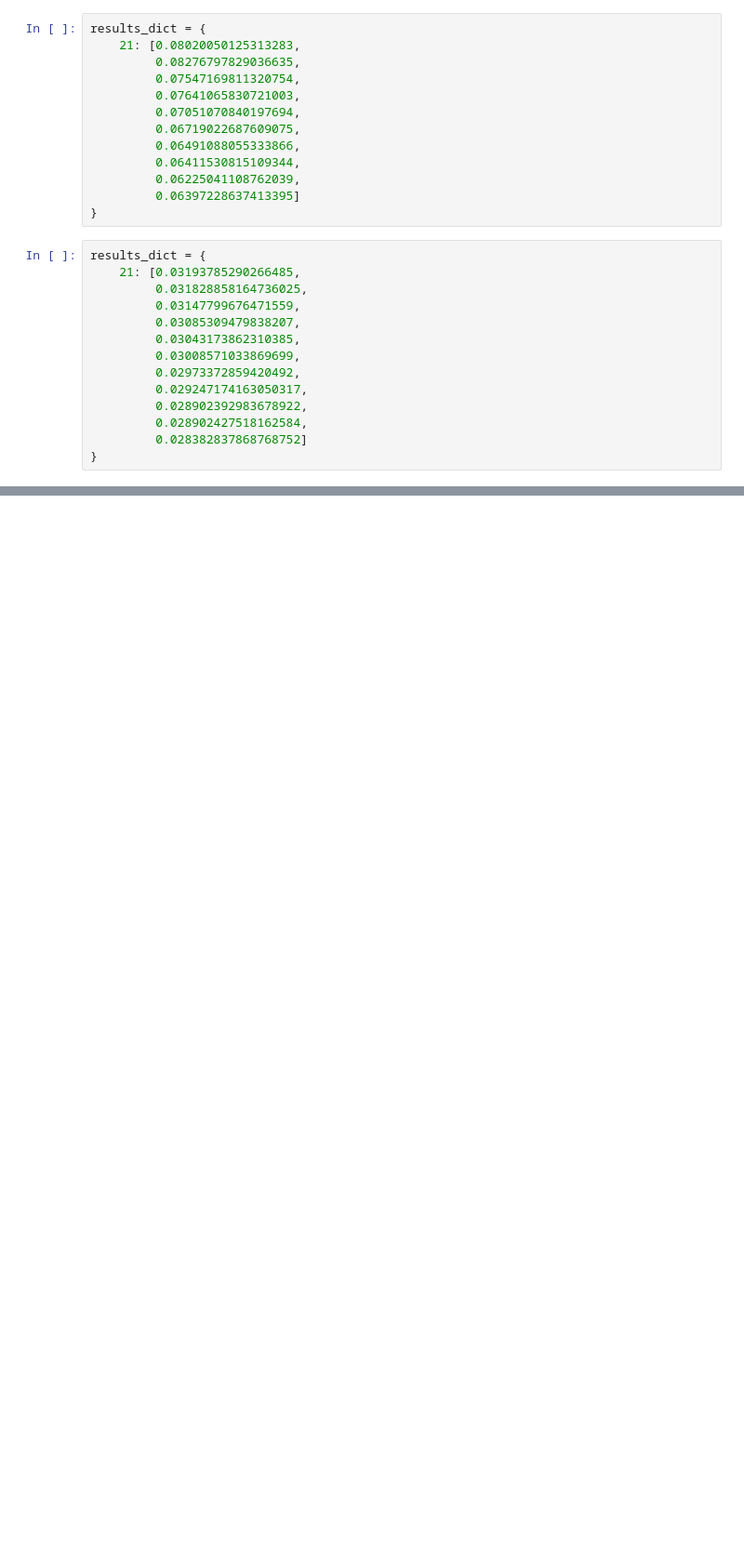
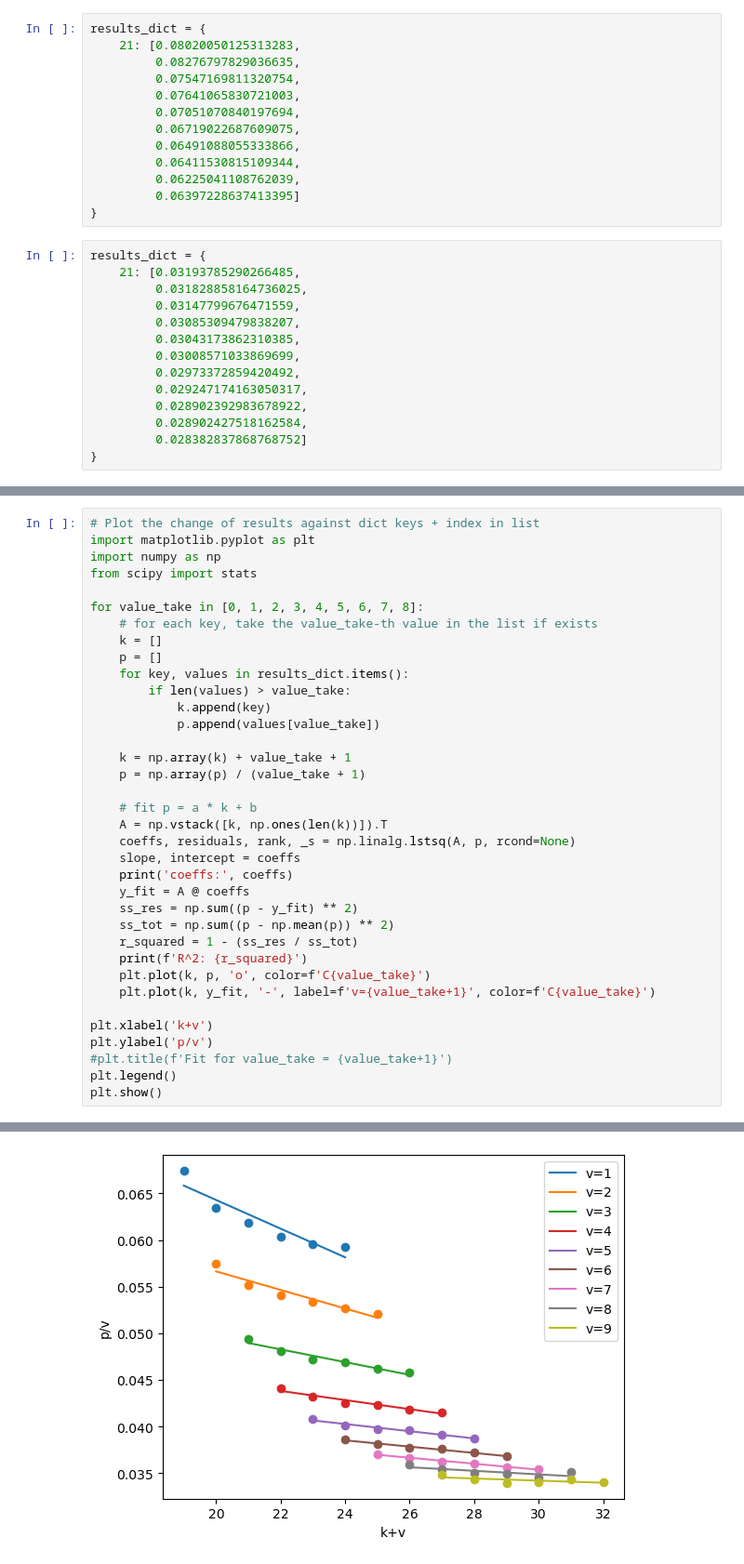
Before and after one commit to GZHoffie/skiver-test, a Jupyter notebook: experiments/parameter_dependence/plot_results.ipynb, the cells around one changed output, grey strips where cells are left out. Shown at 93% size. Saved outputs shown, nothing was run; the diff lists cells and outputs as text; blank space fills up the shorter version.

```diff
--- a/experiments/parameter_dependence/plot_results.ipynb
+++ b/experiments/parameter_dependence/plot_results.ipynb
@@ -172,0 +313,37 @@ key 21 R^2: 0.999146
+# %%
+# Plot the change of results against dict keys + index in list
+import matplotlib.pyplot as plt
+import numpy as np
+from scipy import stats
+
+for value_take in [0, 1, 2, 3, 4, 5, 6, 7, 8]:
+    # for each key, take the value_take-th value in the list if exists
+    k = []
+    p = []
+    for key, values in results_dict.items():
+        if len(values) > value_take:
+            k.append(key)
+            p.append(values[value_take])
+
+    k = np.array(k) + value_take + 1
+    p = np.array(p) / (value_take + 1)
+
+    # fit p = a * k + b
+    A = np.vstack([k, np.ones(len(k))]).T
+    coeffs, residuals, rank, _s = np.linalg.lstsq(A, p, rcond=None)
+    slope, intercept = coeffs
+    print('coeffs:', coeffs)
+    y_fit = A @ coeffs
+    ss_res = np.sum((p - y_fit) ** 2)
+    ss_tot = np.sum((p - np.mean(p)) ** 2)
+    r_squared = 1 - (ss_res / ss_tot)
+    print(f'R^2: {r_squared}')
+    plt.plot(k, p, 'o', color=f'C{value_take}')
+    plt.plot(k, y_fit, '-', label=f'v={value_take+1}', color=f'C{value_take}')
+
+plt.xlabel('k+v')
+plt.ylabel('p/v')
+#plt.title(f'Fit for value_take = {value_take+1}')
+plt.legend()
+plt.show()
+# %% [output]
@@ -172,0 +368 @@ key 21 R^2: 0.999146
+[figure, added]
```
Also changed, not shown: parts of 25 cells of this notebook, 5 other files.
